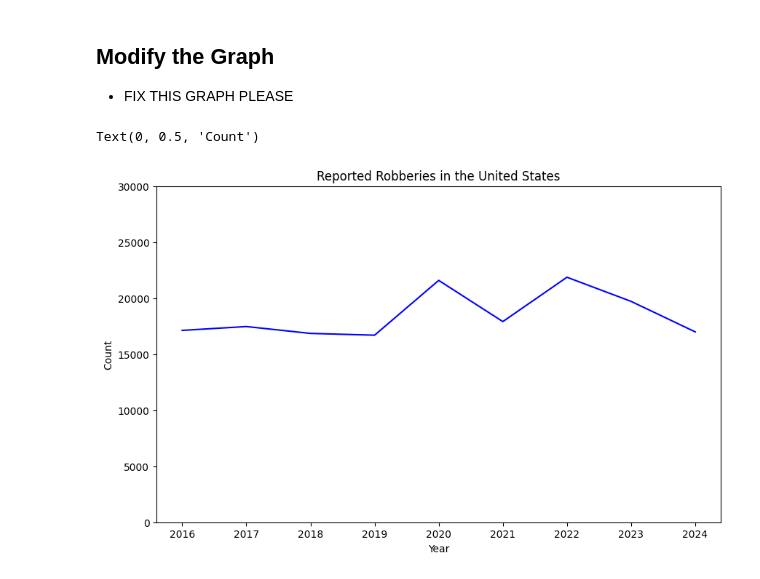
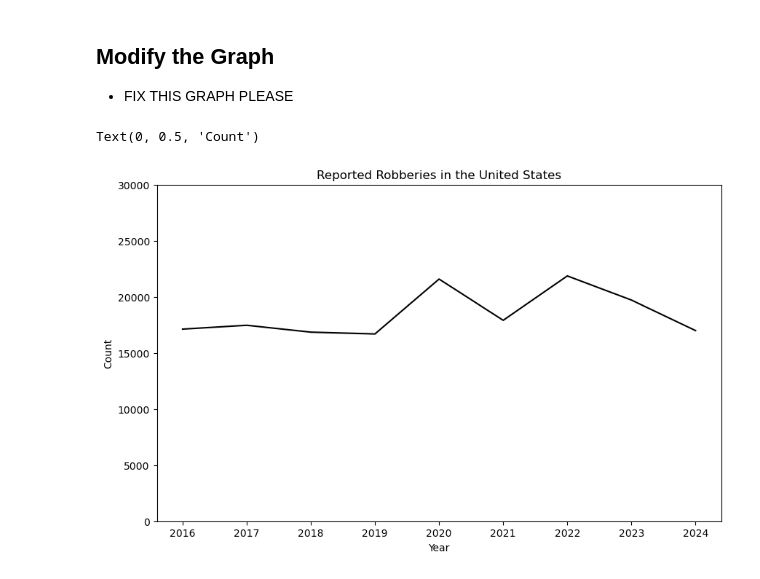
Before and after one commit to michaeltothewilson/data-with-python, a Jupyter notebook: notebooks-completed/07_misleading_data_complete.ipynb, the cells around one changed output. Cells and saved outputs as stored; diff of their text form; code cells hidden in the pictures.

```diff
--- a/notebooks-completed/07_misleading_data_complete.ipynb
+++ b/notebooks-completed/07_misleading_data_complete.ipynb
@@ -213,31 +222,31 @@ Text(0, 0.5, 'Count')
 # %%
 ############ Modify this Code ############
 
 # Set Filter
 mask = (robberies["year"] >= 2016) & (robberies["year"] <= 2024)
 robberies_filtered = robberies[mask]
 
 # Set Figure
 plt.figure(figsize=(10,6))
 
 # Generate Plot
 sns.lineplot(
     data=robberies_filtered,
     x="year",
     y="count",
-    color="blue")
+    color="black")
 
 plt.ylim(0, 30000)
 
 # Minor Modification to Keep the X-Axis as Integers
 ax = plt.gca()
 ax.xaxis.set_major_locator(ticker.MaxNLocator(integer=True))
 
 # Set Titles and What not
 plt.title("Reported Robberies in the United States")
 plt.xlabel("Year")
 plt.ylabel("Count")
 ############ Modify this Code ############
 # %% [output]
 Text(0, 0.5, 'Count')
-[figure, old version]
+[figure, new version]
```
Also changed, not shown: parts of 4 cells of this notebook.
